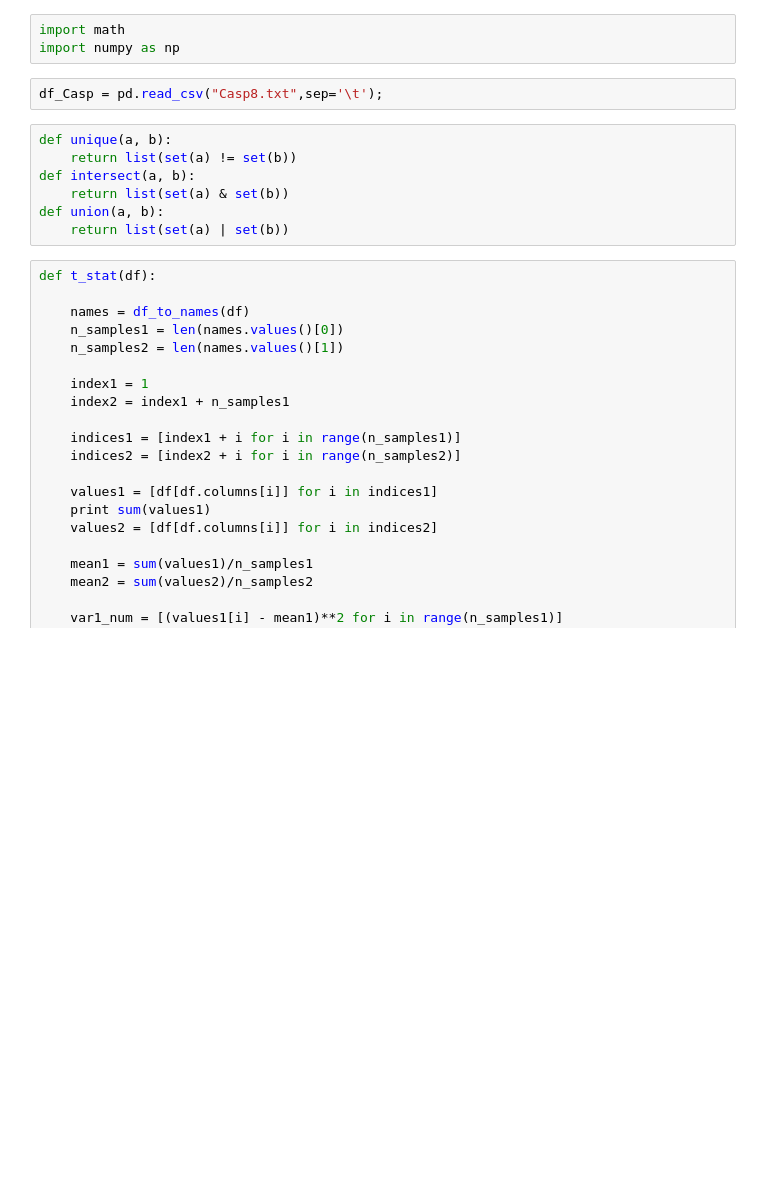
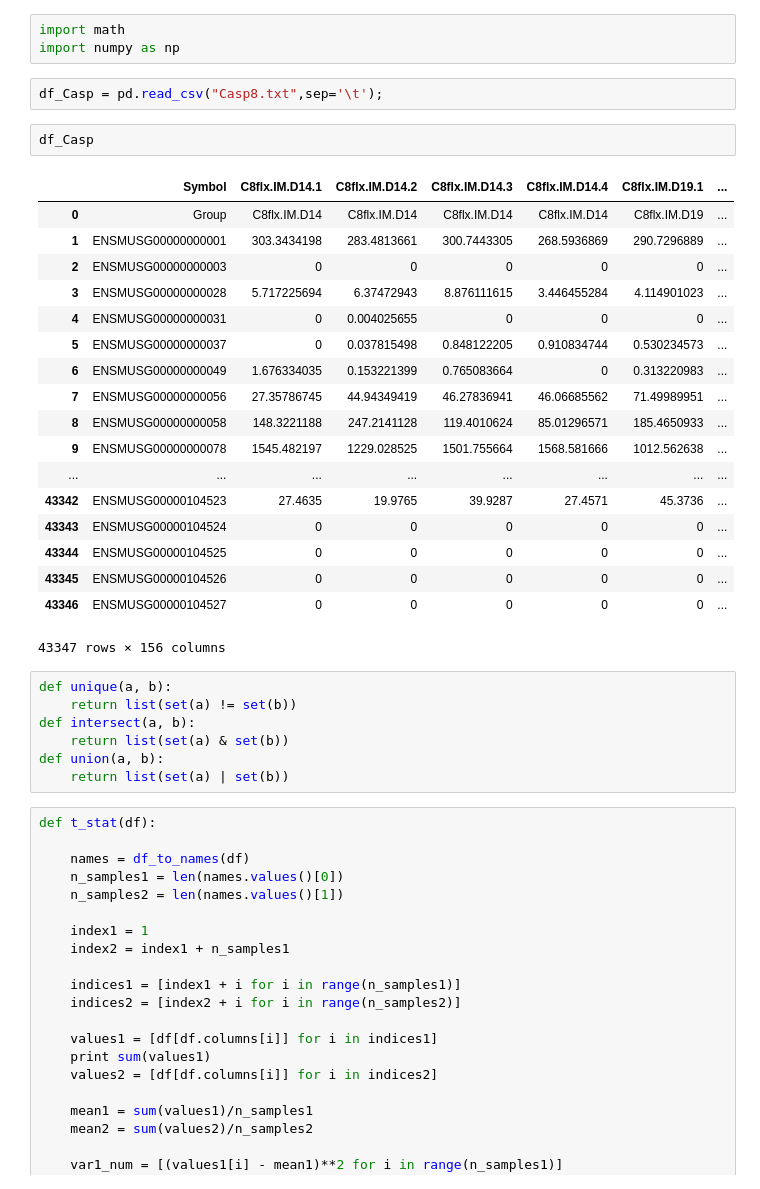
Before and after one commit to tjyacoub/Aging, a Jupyter notebook: notebooks/Casp8Analysis11.29.15.ipynb, the cells around one changed output. Drawn from its saved outputs; the diff is of its cells as text; blank space fills up the shorter version.

```diff
--- a/notebooks/Casp8Analysis11.29.15.ipynb
+++ b/notebooks/Casp8Analysis11.29.15.ipynb
@@ -12,6 +12,27 @@ import math
 import numpy as np
 # %%
 df_Casp = pd.read_csv("Casp8.txt",sep='\t');
+# %%
+df_Casp
+# %% [output]
+|  | Symbol | C8flx.IM.D14.1 | C8flx.IM.D14.2 | C8flx.IM.D14.3 | C8flx.IM.D14.4 | C8flx.IM.D19.1 | ... |
+| 0 | Group | C8flx.IM.D14 | C8flx.IM.D14 | C8flx.IM.D14 | C8flx.IM.D14 | C8flx.IM.D19 | ... |
+| 1 | ENSMUSG00000000001 | 303.3434198 | 283.4813661 | 300.7443305 | 268.5936869 | 290.7296889 | ... |
+| 2 | ENSMUSG00000000003 | 0 | 0 | 0 | 0 | 0 | ... |
+| 3 | ENSMUSG00000000028 | 5.717225694 | 6.37472943 | 8.876111615 | 3.446455284 | 4.114901023 | ... |
+| 4 | ENSMUSG00000000031 | 0 | 0.004025655 | 0 | 0 | 0 | ... |
+| 5 | ENSMUSG00000000037 | 0 | 0.037815498 | 0.848122205 | 0.910834744 | 0.530234573 | ... |
+| 6 | ENSMUSG00000000049 | 1.676334035 | 0.153221399 | 0.765083664 | 0 | 0.313220983 | ... |
+| 7 | ENSMUSG00000000056 | 27.35786745 | 44.94349419 | 46.27836941 | 46.06685562 | 71.49989951 | ... |
+| 8 | ENSMUSG00000000058 | 148.3221188 | 247.2141128 | 119.4010624 | 85.01296571 | 185.4650933 | ... |
+| 9 | ENSMUSG00000000078 | 1545.482197 | 1229.028525 | 1501.755664 | 1568.581666 | 1012.562638 | ... |
+| ... | ... | ... | ... | ... | ... | ... | ... |
+| 43342 | ENSMUSG00000104523 | 27.4635 | 19.9765 | 39.9287 | 27.4571 | 45.3736 | ... |
+| 43343 | ENSMUSG00000104524 | 0 | 0 | 0 | 0 | 0 | ... |
+| 43344 | ENSMUSG00000104525 | 0 | 0 | 0 | 0 | 0 | ... |
+| 43345 | ENSMUSG00000104526 | 0 | 0 | 0 | 0 | 0 | ... |
+| 43346 | ENSMUSG00000104527 | 0 | 0 | 0 | 0 | 0 | ... |
+43347 rows × 156 columns
 # %%
 def unique(a, b):
     return list(set(a) != set(b))
```
Also changed, not shown: parts of 1 cell of this notebook, 10 other files.
